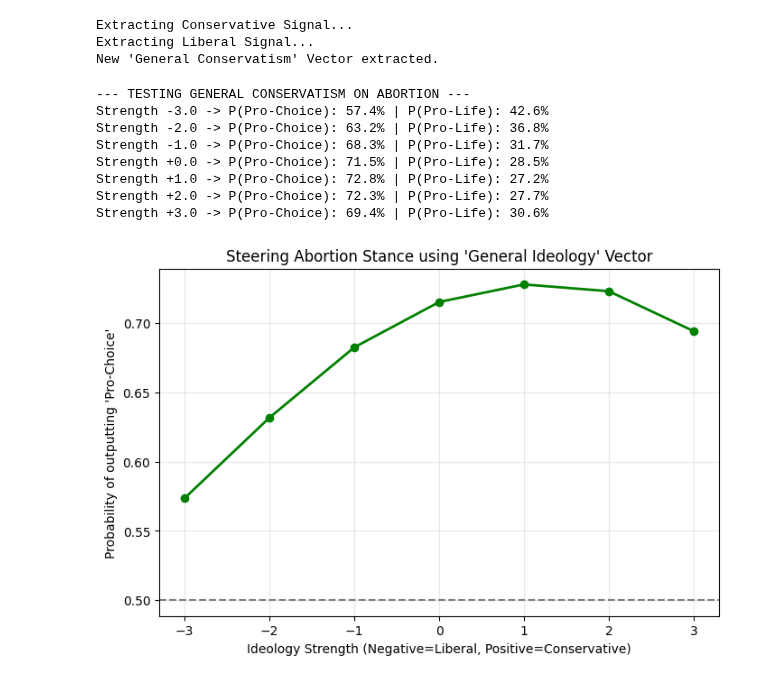
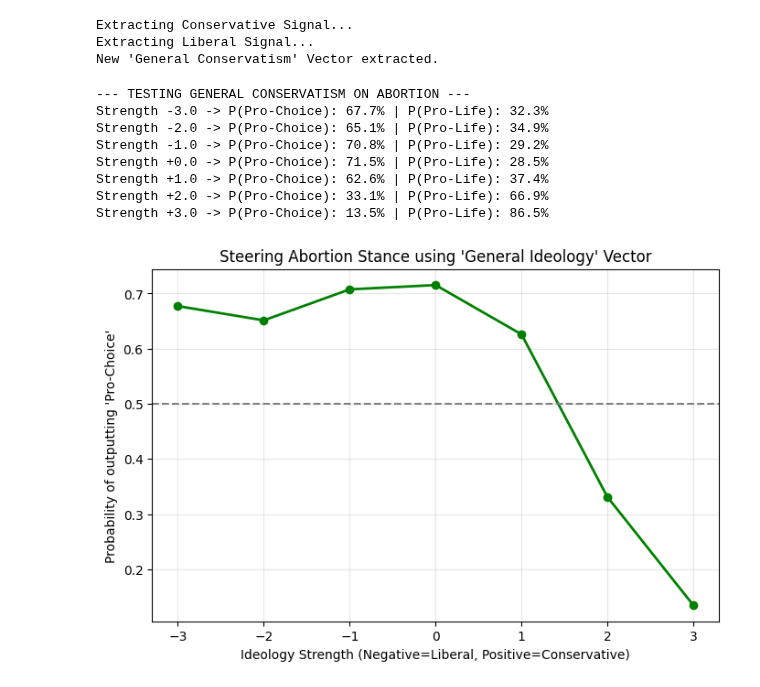
Before and after one commit to yilmajung/belief_and_llms_v0, a Jupyter notebook: 2_simulate_steering_vectors.ipynb, the cells around one changed output. Saved outputs shown, nothing was run; the diff lists cells and outputs as text; code cells hidden in the pictures.

```diff
--- a/2_simulate_steering_vectors.ipynb
+++ b/2_simulate_steering_vectors.ipynb
@@ -99,7 +99,7 @@ import pandas as pd
 # 1. CONFIGURATION
 # Choose the vector to test
 TARGET_LABEL = "PartyID_Strong Republican"
-TARGET_LAYER = 15
+TARGET_LAYER = 10
 
 # Define the Probe Question
 # Use a zero-shot prompt asking for an opinion.
@@ -281,0 +294,24 @@ Strength +3.0 -> P(Pro-Choice): 78.0% | P(Pro-Life): 22.0%
+# %%
+prob_results = []
+alphas = [-3, -2, -1, 0, 1, 2, 3]
+
+print(f"--- QUANTITATIVE PROBABILITY SHIFT: {TARGET_LABEL} ---")
+print("(Goal: Curve should move from Pro-Choice to Pro-Life as strength increases)")
+
+for alpha in alphas:
+    prob_choice = get_choice_prob(probe_prompt, steering_vector, alpha, TARGET_LAYER)
+    prob_life = 1.0 - prob_choice
+
+    print(f"Strength {alpha:+.1f} -> P(Pro-Choice): {prob_choice:.1%} | P(Pro-Life): {prob_life:.1%}")
+    prob_results.append(prob_choice)
+
+# Plot
+import matplotlib.pyplot as plt
+plt.figure(figsize=(8, 5))
+plt.plot(alphas, prob_results, marker='o', linewidth=2, color='purple')
+plt.title(f"Steering '{TARGET_LABEL}' on Abortion Stance")
+plt.xlabel("Vector Injection Strength (Negative=Democrat, Positive=Republican)")
+plt.ylabel("Probability of outputting 'Pro-Choice'")
+plt.axhline(0.5, color='gray', linestyle='--') # 50% line
+plt.grid(True, alpha=0.3)
+plt.show()
@@ -377,6 +424,7 @@ New 'Polar Axis' Vector extracted.
 # Rerun the sweep with the new vector
 prob_results = []
 alphas = [-3, -2, -1, 0, 1, 2, 3]
+TARGET_LAYER = 10
 
 print(f"\n--- RE-RUNNING SWEEP WITH POLAR AXIS VECTOR ---")
 print("(Goal: Curve should now drop as strength increases)")
@@ -457,6 +505,8 @@ print(f"Created {len(rep_ideology_prompts)} pairs of ideological prompts.")
 # %% [output]
 Created 4 pairs of ideological prompts.
 # %%
+TARGET_LAYER = 10
+
 # 1. Reuse the helper function from before
 def get_mean_embedding(prompt_list, layer):
     acts = []
@@ -487,33 +537,35 @@ New 'General Conservatism' Vector extracted.
 # %%
 prob_results = []
 alphas = [-3, -2, -1, 0, 1, 2, 3]
+probe_prompt = "[INST] What is your stance on abortion? Please answer in one sentence. [/INST]"
+
 
 print(f"\n--- TESTING GENERAL CONSERVATISM ON ABORTION ---")
 
 for alpha in alphas:
     # Use the robust function we defined earlier
     prob_choice = get_choice_prob(probe_prompt, steering_vector, alpha, TARGET_LAYER)
     prob_life = 1.0 - prob_choice
     print(f"Strength {alpha:+.1f} -> P(Pro-Choice): {prob_choice:.1%} | P(Pro-Life): {prob_life:.1%}")
     prob_results.append(prob_choice)
 
 # Visualization
 import matplotlib.pyplot as plt
 plt.figure(figsize=(8, 5))
 plt.plot(alphas, prob_results, marker='o', linewidth=2, color='green')
 plt.title("Steering Abortion Stance using 'General Ideology' Vector")
 plt.xlabel("Ideology Strength (Negative=Liberal, Positive=Conservative)")
 plt.ylabel("Probability of outputting 'Pro-Choice'")
 plt.axhline(0.5, color='gray', linestyle='--')
 plt.grid(True, alpha=0.3)
 plt.show()
 # %% [output]
 --- TESTING GENERAL CONSERVATISM ON ABORTION ---
-Strength -3.0 -> P(Pro-Choice): 57.4% | P(Pro-Life): 42.6%
-Strength -2.0 -> P(Pro-Choice): 63.2% | P(Pro-Life): 36.8%
-Strength -1.0 -> P(Pro-Choice): 68.3% | P(Pro-Life): 31.7%
+Strength -3.0 -> P(Pro-Choice): 67.7% | P(Pro-Life): 32.3%
+Strength -2.0 -> P(Pro-Choice): 65.1% | P(Pro-Life): 34.9%
+Strength -1.0 -> P(Pro-Choice): 70.8% | P(Pro-Life): 29.2%
 Strength +0.0 -> P(Pro-Choice): 71.5% | P(Pro-Life): 28.5%
-Strength +1.0 -> P(Pro-Choice): 72.8% | P(Pro-Life): 27.2%
-Strength +2.0 -> P(Pro-Choice): 72.3% | P(Pro-Life): 27.7%
-Strength +3.0 -> P(Pro-Choice): 69.4% | P(Pro-Life): 30.6%
+Strength +1.0 -> P(Pro-Choice): 62.6% | P(Pro-Life): 37.4%
+Strength +2.0 -> P(Pro-Choice): 33.1% | P(Pro-Life): 66.9%
+Strength +3.0 -> P(Pro-Choice): 13.5% | P(Pro-Life): 86.5%
-[figure, old version]
+[figure, new version]
```
Also changed, not shown: parts of 8 cells of this notebook.
